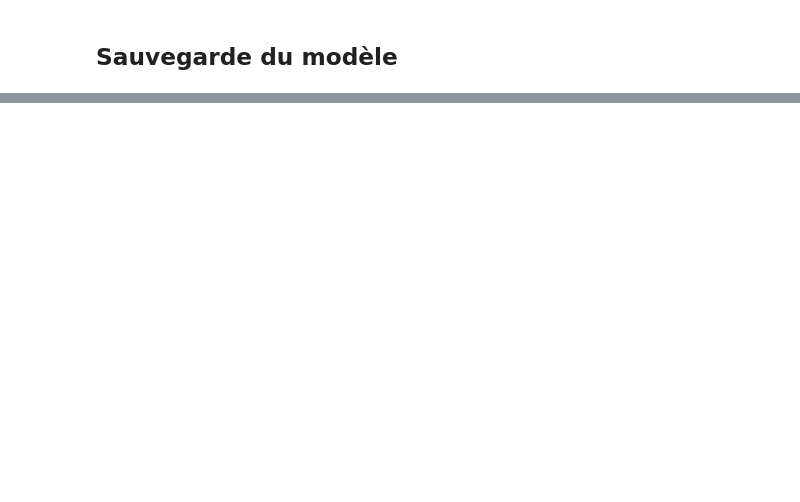
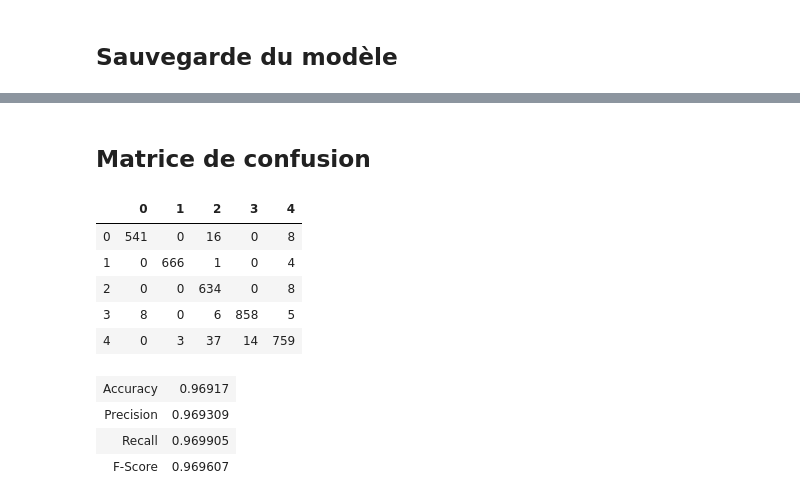
Before and after one commit to 3a-ia-ensc/Video, a Jupyter notebook: notebooks/nn_custom.ipynb, the cells around one changed output, grey strips where cells are left out. Saved outputs shown, nothing was run; the diff lists cells and outputs as text; code cells hidden in the pictures; blank space fills up the shorter version.

Commit message:
Added confusion matrix

```diff
--- a/notebooks/nn_custom.ipynb
+++ b/notebooks/nn_custom.ipynb
@@ -25,7 +31,7 @@ train = tf.keras.preprocessing.image_dataset_from_directory(
 
 test = tf.keras.preprocessing.image_dataset_from_directory(
     '../DB/test', labels='inferred', label_mode='categorical',
-    image_size=(im.width, im.height), shuffle=True, seed=None, validation_split=None, subset=None,
+    image_size=(im.width, im.height), shuffle=False, seed=None, validation_split=None, subset=None,
     interpolation='bilinear', follow_links=False
 )
 # %% [output]
@@ -129,0 +142,57 @@ NameError: name 'model' is not defined
+# %% [markdown]
+## Matrice de confusion
+# %%
+model = tf.keras.models.load_model('../models/custom_13_12_2020', custom_objects=None, compile=True, options=None)
+# %%
+data_x = np.concatenate([x/255. for x, y in test], axis=0)
+data_y = np.concatenate([y for x, y in test], axis=0)
+# %%
+pred = model.predict(data_x)
+# %%
+predictions = np.argmax(pred, axis=1)
+labels = np.argmax(data_y, axis=1)
+
+confusion = np.zeros((5, 5))
+
+for i in range(5):
+    for j in range(5):
+        confusion[j, i] = np.sum(((predictions == i) & (labels == j)))
+
+accuracy = np.diag(confusion).sum() / confusion.sum()
+
+precision = 0
+rappel = 0
+for i in range(5):
+    precision += (confusion[i, i] / np.sum(confusion[:, i]))
+    rappel += (confusion[i, i] / np.sum(confusion[i, :]))
+
+precision /= 5
+rappel /= 5
+
+f_score = 2 * ((precision * rappel) / (precision + rappel))
+
+table = []
+# display data
+for i in range(5):
+    line = []
+    for j in range(5):
+        line.append(confusion[i, j])
+    table.append(line)
+
+table = pd.DataFrame(table, index=range(5))
+display(HTML(tabulate.tabulate(table, tablefmt='html', headers=range(5))))
+# %% [output]
+|  | 0 | 1 | 2 | 3 | 4 |
+| 0 | 541 | 0 | 16 | 0 | 8 |
+| 1 | 0 | 666 | 1 | 0 | 4 |
+| 2 | 0 | 0 | 634 | 0 | 8 |
+| 3 | 8 | 0 | 6 | 858 | 5 |
+| 4 | 0 | 3 | 37 | 14 | 759 |
+# %%
+metrics = pd.DataFrame([[accuracy], [precision], [rappel], [f_score]], index=['Accuracy', 'Precision', 'Recall', 'F-Score'])
+display(HTML(tabulate.tabulate(metrics, tablefmt='html')))
+# %% [output]
+| Accuracy | 0.96917 |
+| Precision | 0.969309 |
+| Recall | 0.969905 |
+| F-Score | 0.969607 |
```
Also changed, not shown: parts of 4 cells of this notebook, 1 other file.
